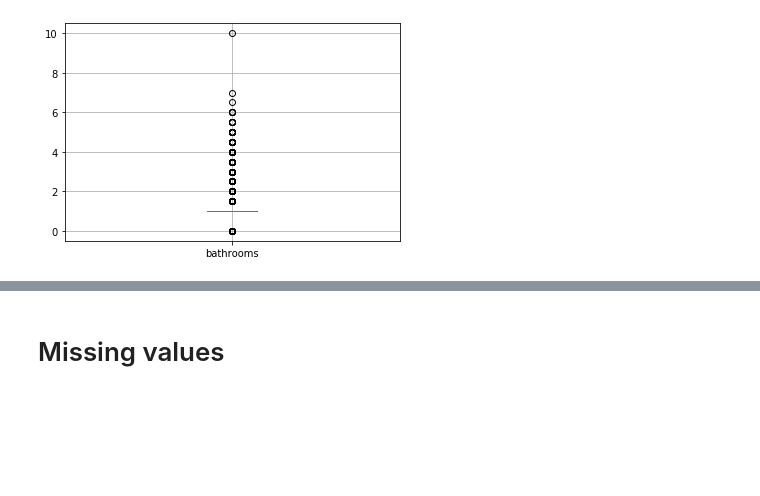
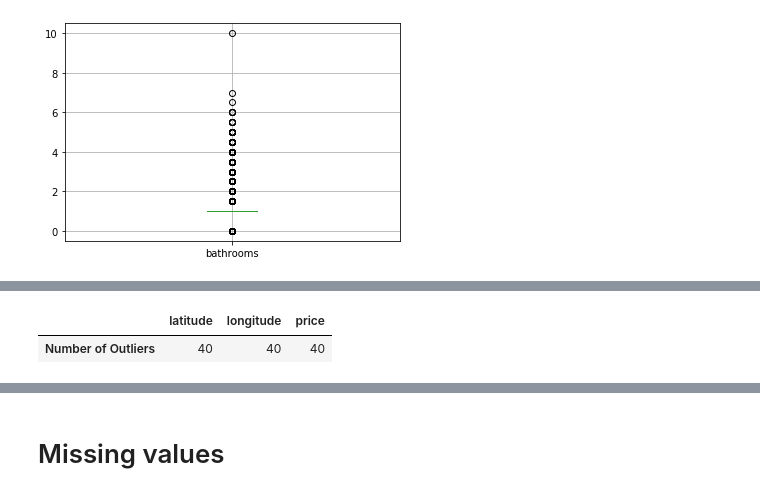
Before and after one commit to SinaKhalili/kaggle-data-analysis, a Jupyter notebook: exploratory-data-analysis.ipynb, the cells around one changed output, grey strips where cells are left out. Saved outputs shown, nothing was run; the diff lists cells and outputs as text; code cells hidden in the pictures; blank space fills up the shorter version.

```diff
--- a/exploratory-data-analysis.ipynb
+++ b/exploratory-data-analysis.ipynb
@@ -258,8 +256,11 @@ def get_num_outliers(o_axis):
     o_loss_2 = df[df[o_axis] < o_low_lim][o_axis].count()
     return o_loss + o_loss_2
 # %%
-for cat in ['latitude', 'longitude', 'bedrooms', 'bathrooms']:
+outlier_aggregate = {}
+#Take out bedroom and bathrooms because we do not consider them to be outliers.
+for cat in ['latitude', 'longitude','price']:
     print(f"Number of outliers is {get_num_outliers(cat)} in {cat}")
+    outlier_aggregate[cat] = get_num_outliers(cat)
 # %% [output]
 Number of outliers is 40 in latitude
 Number of outliers is 40 in longitude
@@ -315,0 +314,6 @@ For some of the attributes, doing outlier analysis is not beneficial. Attributes
+# %%
+outlierAggregate = pd.DataFrame(outlier_aggregate,index=['Number of Outliers'])
+outlierAggregate
+# %% [output]
+|  | latitude | longitude | price |
+| Number of Outliers | 40 | 40 | 40 |
```
Also changed, not shown: parts of 15 cells of this notebook.
